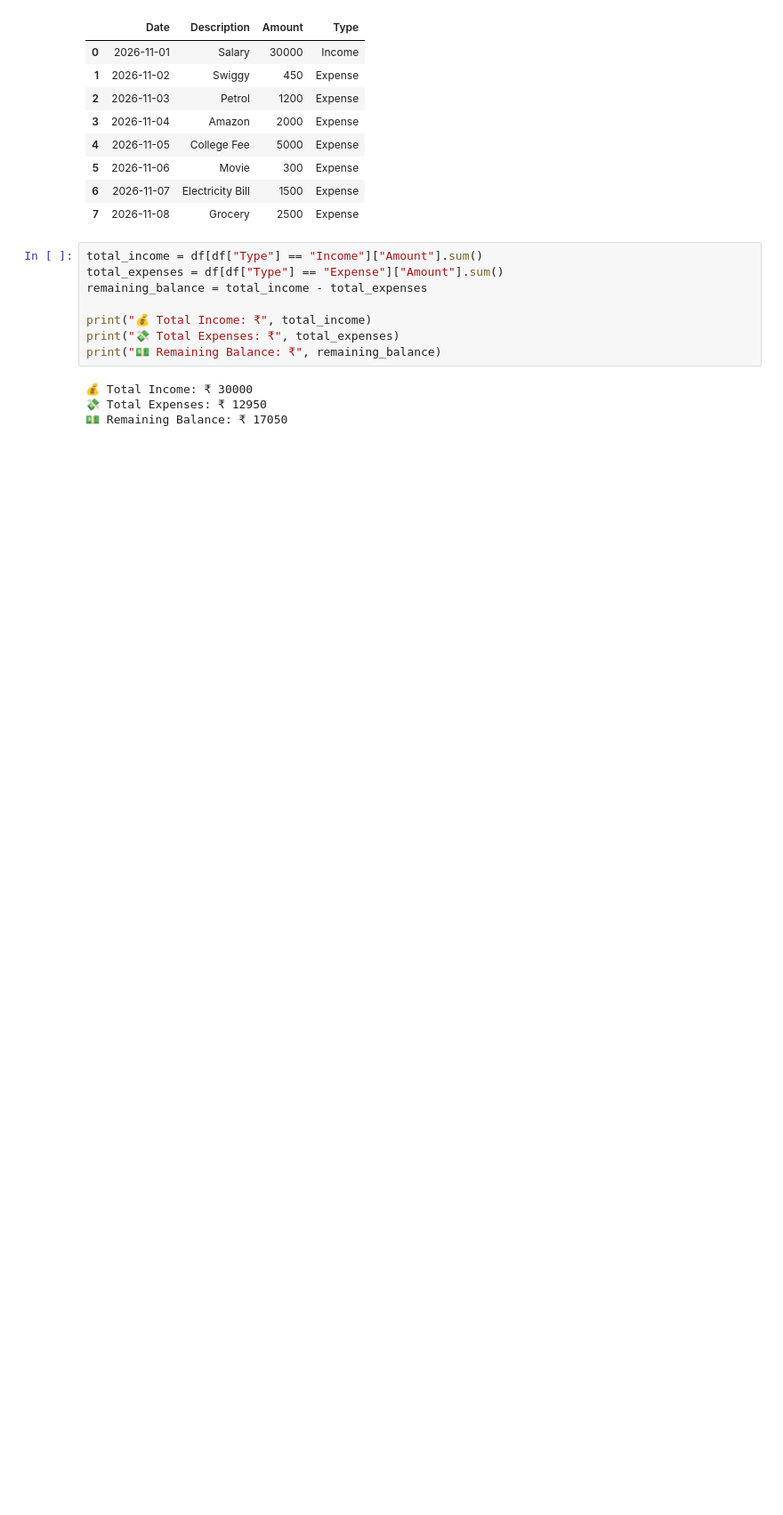
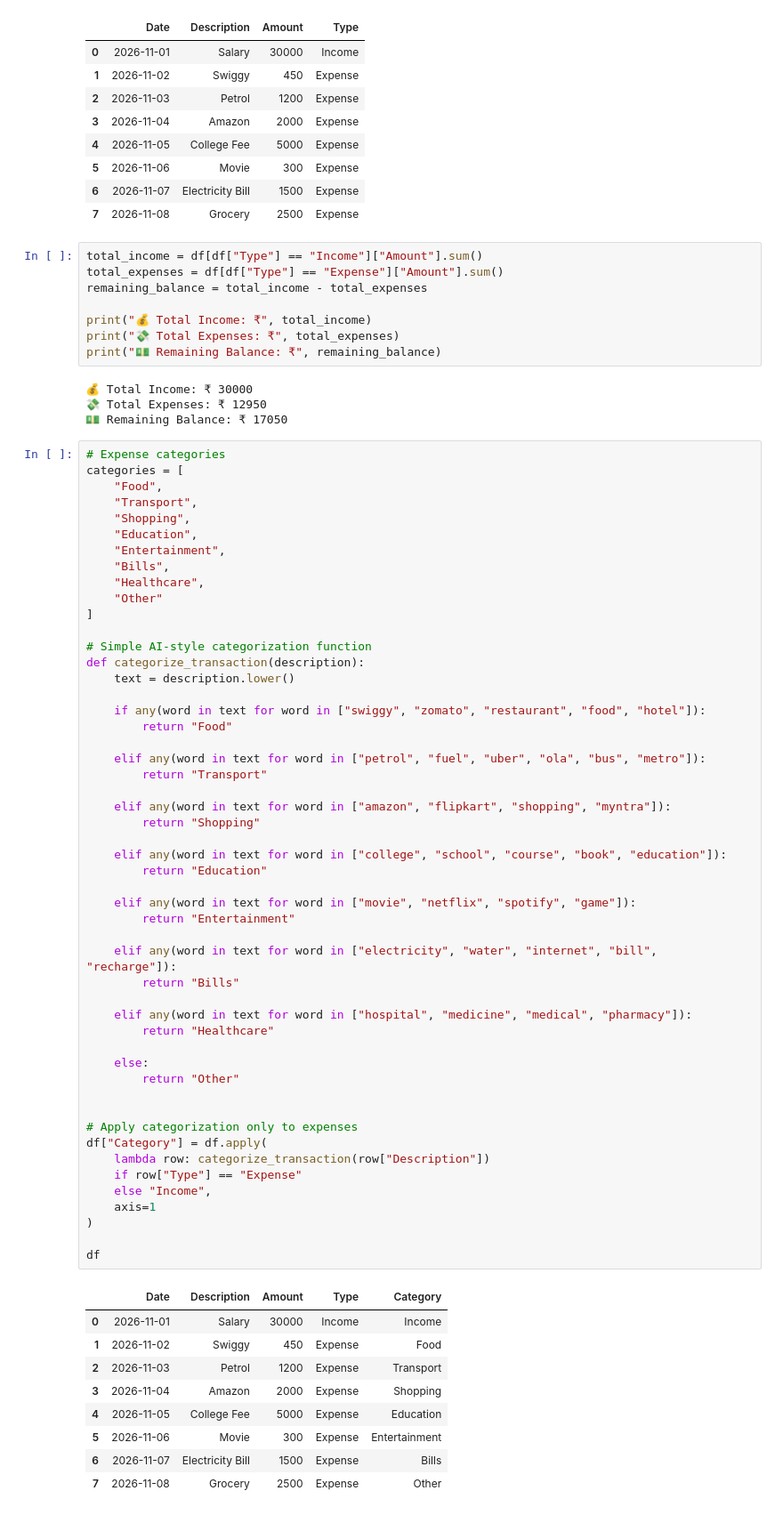
Before and after one commit to mahendar8578/SmartSpend-AI, a Jupyter notebook: SmartSpend_AI.ipynb, the cells around one changed output. Shown at 89% size. Saved outputs shown, nothing was run; the diff lists cells and outputs as text; blank space fills up the shorter version.

```diff
--- a/SmartSpend_AI.ipynb
+++ b/SmartSpend_AI.ipynb
@@ -89,3 +89,64 @@ print("💵 Remaining Balance: ₹", remaining_balance)
 💰 Total Income: ₹ 30000
 💸 Total Expenses: ₹ 12950
 💵 Remaining Balance: ₹ 17050
+# %%
+# Expense categories
+categories = [
+    "Food",
+    "Transport",
+    "Shopping",
+    "Education",
+    "Entertainment",
+    "Bills",
+    "Healthcare",
+    "Other"
+]
+
+# Simple AI-style categorization function
+def categorize_transaction(description):
+    text = description.lower()
+
+    if any(word in text for word in ["swiggy", "zomato", "restaurant", "food", "hotel"]):
+        return "Food"
+
+    elif any(word in text for word in ["petrol", "fuel", "uber", "ola", "bus", "metro"]):
+        return "Transport"
+
+    elif any(word in text for word in ["amazon", "flipkart", "shopping", "myntra"]):
+        return "Shopping"
+
+    elif any(word in text for word in ["college", "school", "course", "book", "education"]):
+        return "Education"
+
+    elif any(word in text for word in ["movie", "netflix", "spotify", "game"]):
+        return "Entertainment"
+
+    elif any(word in text for word in ["electricity", "water", "internet", "bill", "recharge"]):
+        return "Bills"
+
+    elif any(word in text for word in ["hospital", "medicine", "medical", "pharmacy"]):
+        return "Healthcare"
+
+    else:
+        return "Other"
+
+
+# Apply categorization only to expenses
+df["Category"] = df.apply(
+    lambda row: categorize_transaction(row["Description"])
+    if row["Type"] == "Expense"
+    else "Income",
+    axis=1
+)
+
+df
+# %% [output]
+|  | Date | Description | Amount | Type | Category |
+| 0 | 2026-11-01 | Salary | 30000 | Income | Income |
+| 1 | 2026-11-02 | Swiggy | 450 | Expense | Food |
+| 2 | 2026-11-03 | Petrol | 1200 | Expense | Transport |
+| 3 | 2026-11-04 | Amazon | 2000 | Expense | Shopping |
+| 4 | 2026-11-05 | College Fee | 5000 | Expense | Education |
+| 5 | 2026-11-06 | Movie | 300 | Expense | Entertainment |
+| 6 | 2026-11-07 | Electricity Bill | 1500 | Expense | Bills |
+| 7 | 2026-11-08 | Grocery | 2500 | Expense | Other |
```
Also changed, not shown: parts of 5 cells of this notebook.
